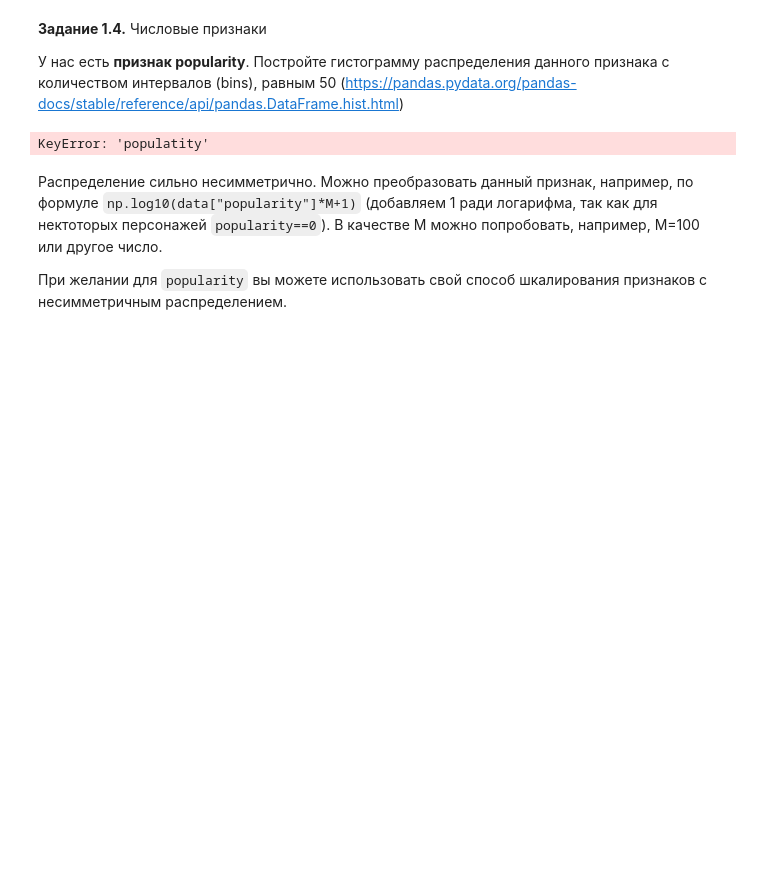
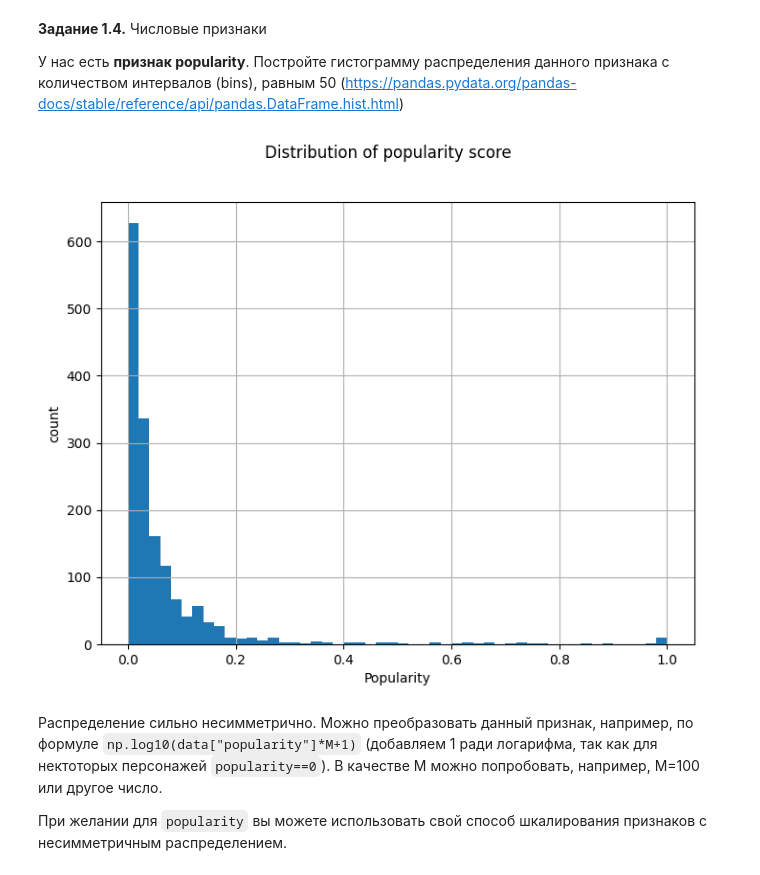
Before and after one commit to GTM992/ML-For-Beginners, a Jupyter notebook: week_01_ml_intro/Homework/hw_1_game_of_thrones.ipynb, the cells around one changed output. Drawn from its saved outputs; the diff is of its cells as text; code cells hidden in the pictures; blank space fills up the shorter version.

```diff
--- a/week_01_ml_intro/Homework/hw_1_game_of_thrones.ipynb
+++ b/week_01_ml_intro/Homework/hw_1_game_of_thrones.ipynb
@@ -207,11 +200,15 @@ dtype: int64
 **Задание 1.4.** Числовые признаки
 
 У нас есть **признак popularity**. Постройте гистограмму распределения данного признака с количеством интервалов (bins), равным 50 (https://pandas.pydata.org/pandas-docs/stable/reference/api/pandas.DataFrame.hist.html)
-# %%
-plt.hist(data["populatity"], bins=50)
-plt.show()
-# %% [output]
-KeyError: 'populatity'
+# %%
+plt.figure(figsize = (8, 6))
+data["popularity"].hist(bins=50)
+plt.xlabel('Popularity')
+plt.ylabel("count")
+plt.suptitle("Distribution of popularity score")
+plt.show()
+# %% [output]
+[figure, added]
 # %% [markdown]
 Распределение сильно несимметрично. Можно преобразовать данный признак, например, по формуле `np.log10(data["popularity"]*M+1)` (добавляем 1 ради логарифма, так как для нектоторых персонажей `popularity==0`). В качестве M можно попробовать, например, M=100 или другое число.
 
```
Also changed, not shown: parts of 38 cells of this notebook.
